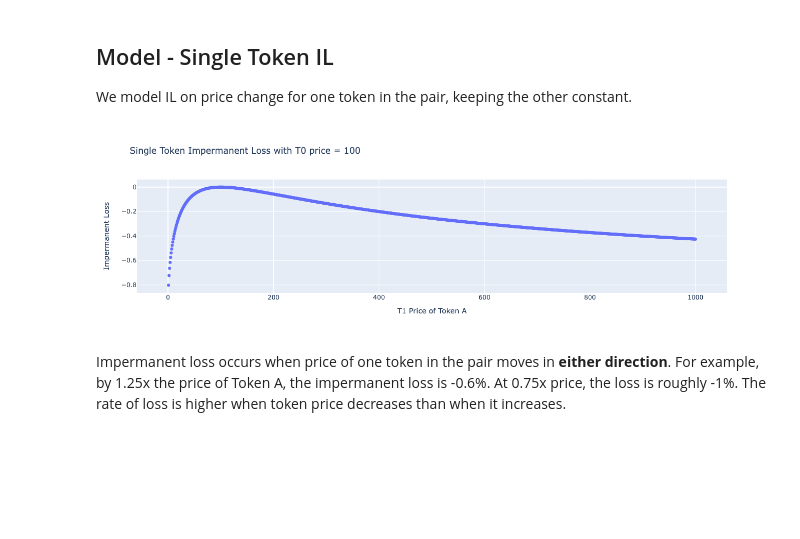
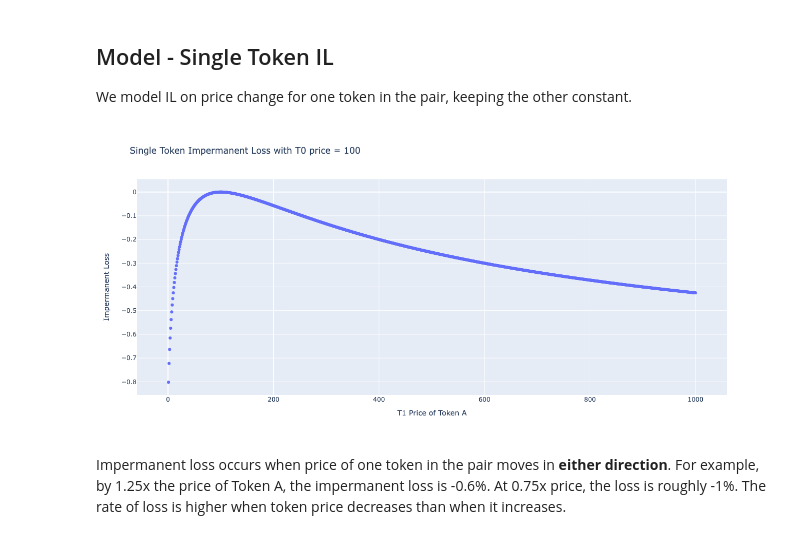
Before and after one commit to ptzhi/defi-primitives, a Jupyter notebook: notebooks/impermanent-loss.ipynb, the cells around one changed output. Saved outputs shown, nothing was run; the diff lists cells and outputs as text; code cells hidden in the pictures; blank space fills up the shorter version.

```diff
--- a/notebooks/impermanent-loss.ipynb
+++ b/notebooks/impermanent-loss.ipynb
@@ -78,35 +78,35 @@ def impermanentLoss(a_units_t0, b_units_t0, a_price_t0, b_price_t0, price_pct_ch
 
     # return a_units_t1, b_units_t1, port_pool_ret, port_hold_ret, il
     return il
 
 il_list_single = []
 for price_pct_change in (np.arange(-0.99,9.01,0.01)):
     il_list_single.append(
         impermanentLoss(
             0.1, #a_units_t0
             10, #b_units_t0
             100, #a_price_t0
             1, #b_price_t0
             price_pct_change
         )
     )
 
 
 px.scatter(
     # price of Token A
     x=100*(np.arange(-0.99,9.01,0.01))+100,
     # impermanent loss
     y=il_list_single,
     title=f'Single Token Impermanent Loss with T0 price = 100',
     labels={
         "x": "T1 Price of Token A",
         "y": "Impermanent Loss"
     },
     # width=1400,
-    height=400,
+    height=600,
 )
 # %% [output]
-[figure, old version]
+[figure, new version]
 # %% [markdown]
 Impermanent loss occurs when price of one token in the pair moves in **either direction**. For example, by 1.25x the price of Token A, the impermanent loss is -0.6%. At 0.75x price, the loss is roughly -1%. The rate of loss is higher when token price decreases than when it increases.
 # %% [markdown]
```
Also changed, not shown: 1 other file.
